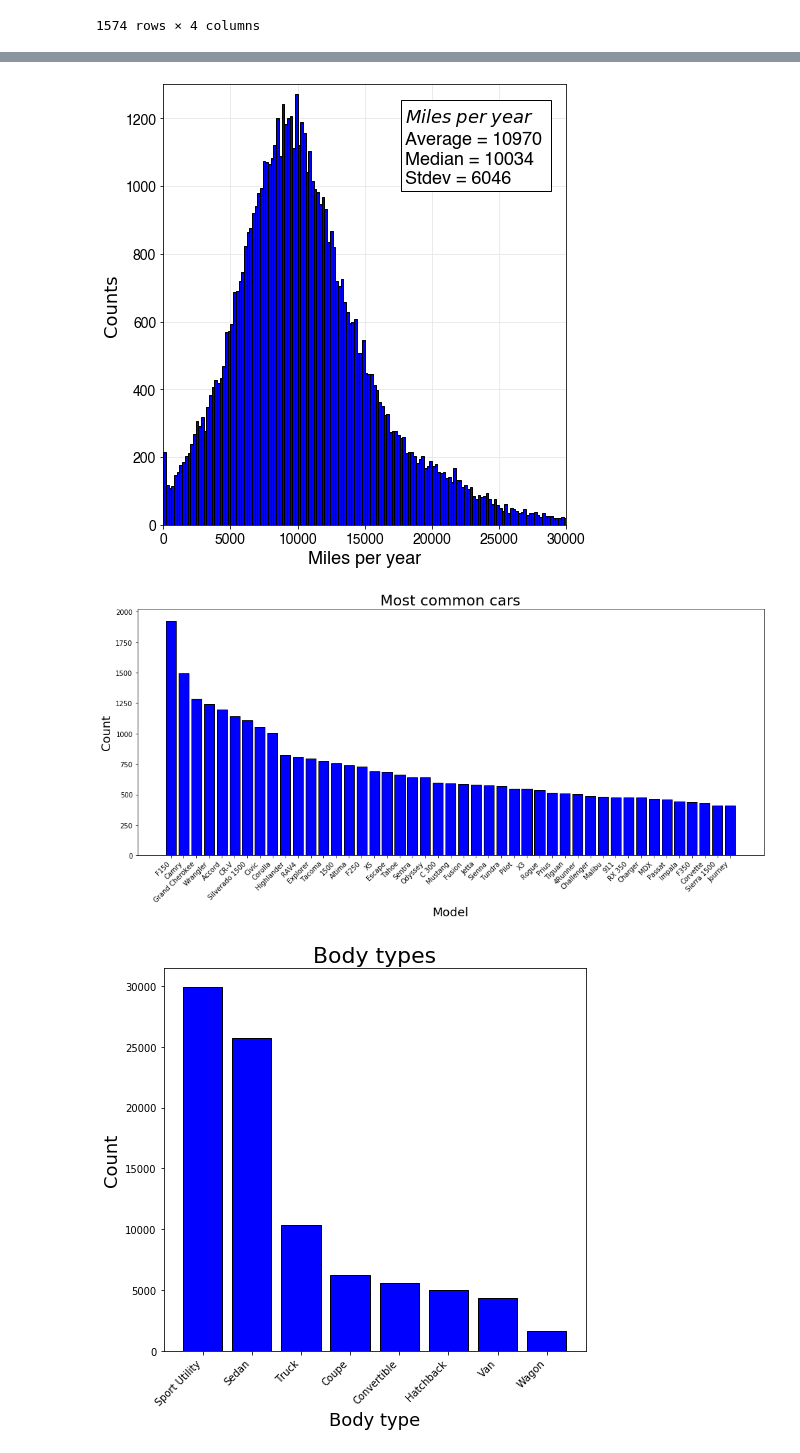
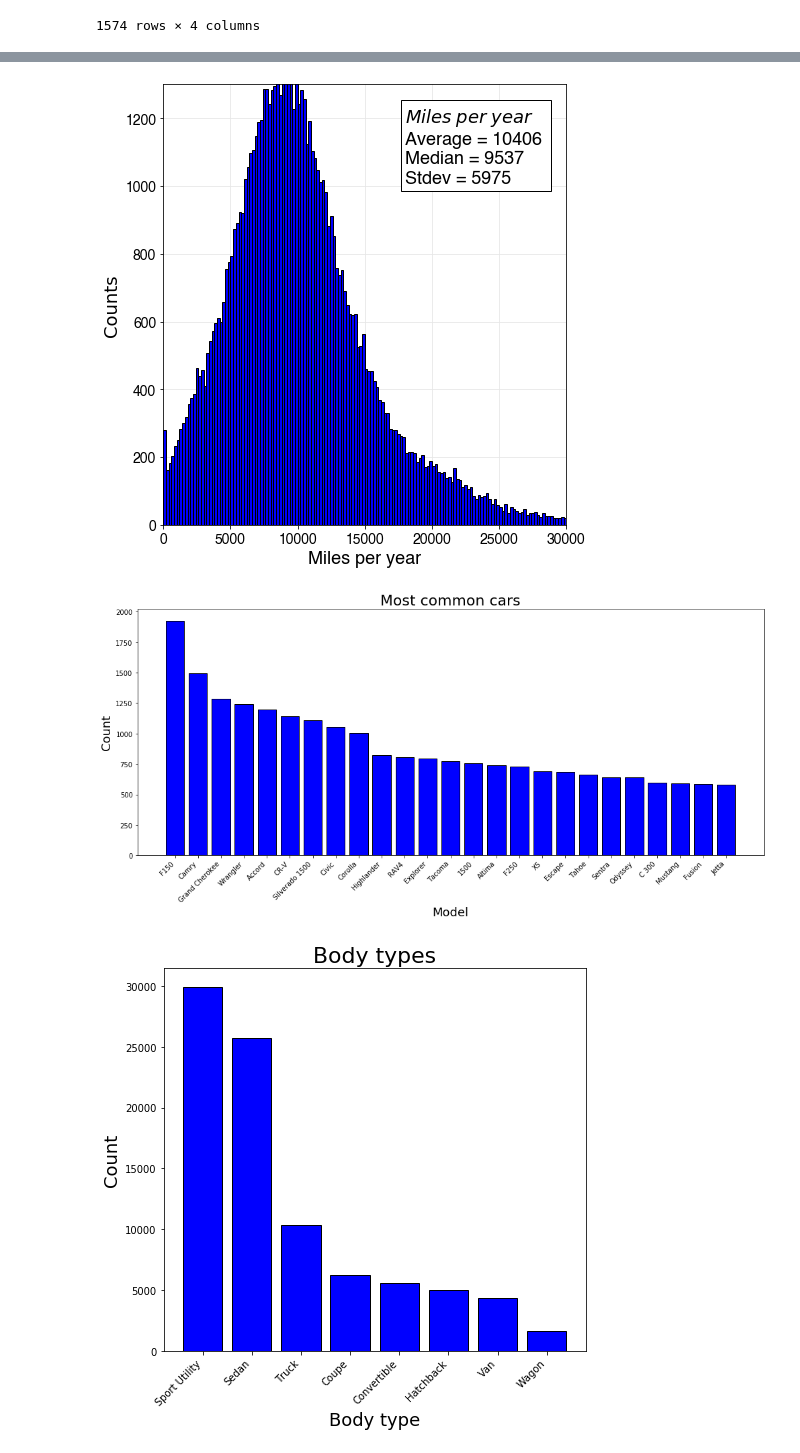
Before and after one commit to mboles01/Cars, a Jupyter notebook: notebooks/Exploratory analysis 1.ipynb, the cells around one changed output, grey strips where cells are left out. Cells and saved outputs as stored; diff of their text form; code cells hidden in the pictures.

```diff
--- a/notebooks/Exploratory analysis 1.ipynb
+++ b/notebooks/Exploratory analysis 1.ipynb
@@ -7,7 +7,7 @@ os.chdir('/Users/michaelboles/Michael/Coding/2020/Insight/Project/Cars/scripts')
 
 # open listings dataframe
 import pandas as pd
-listings = pd.read_csv('../data/listings4.csv')
+listings = pd.read_csv('../data/listings5.csv')
 listings.columns
 # %% [output]
 Index(['Year', 'Make', 'Model', 'Mileage', 'Price', 'Body', 'Color',
@@ -69,7 +69,7 @@ plot_hist(data_filtered, binwidth, textbox, props, xmin, xmax, ymin, ymax, xlabe
 # %%
 ### HISTOGRAM PLOT: MILES PER YEAR ###
 import numpy as np
-data = listings_filtered['Mileage']/(2020 - listings_filtered['Year'])
+data = listings['Mileage']/(2020 - listings['Year'])
 data_filtered = data[(data != np.inf) & (data != 0)]
 
 
@@ -93,20 +93,20 @@ figure_name = '../images/Miles_vs_age_hist.png'
 from plotfunctions import plot_hist
 plot_hist(data_filtered, binwidth, textbox, props, xmin, xmax, ymin, ymax, xlabel, ylabel, figure_name)
 # %% [output]
-[figure, old version]
+[figure, new version]
 # %%
 ### BAR PLOT: MOST COMMON CARS ###
-common_cars = make_model_list_top[:45]
+common_cars = make_model_list_sorted[:25]
 import matplotlib.pyplot as plt
 fig, ax = plt.subplots(1,1,figsize=(14,7))
 plt.bar(common_cars['Model'], common_cars['Count'], color='blue', edgecolor='black')
 plt.xticks(rotation=45, ha='right')
 plt.title('Most common cars', size=22)
 plt.xlabel('Model', size=18)
 plt.ylabel('Count', size=18)
 plt.tight_layout()
 # %% [output]
-[figure, old version]
+[figure, new version]
 # %%
 ### BAR PLOT: MOST COMMON VEHICLE TYPE ###
 body_list = listings.groupby(['Body']).size().reset_index().rename(columns={0:'Count'})
```
Also changed, not shown: parts of 1 cell of this notebook, 50 other files.
